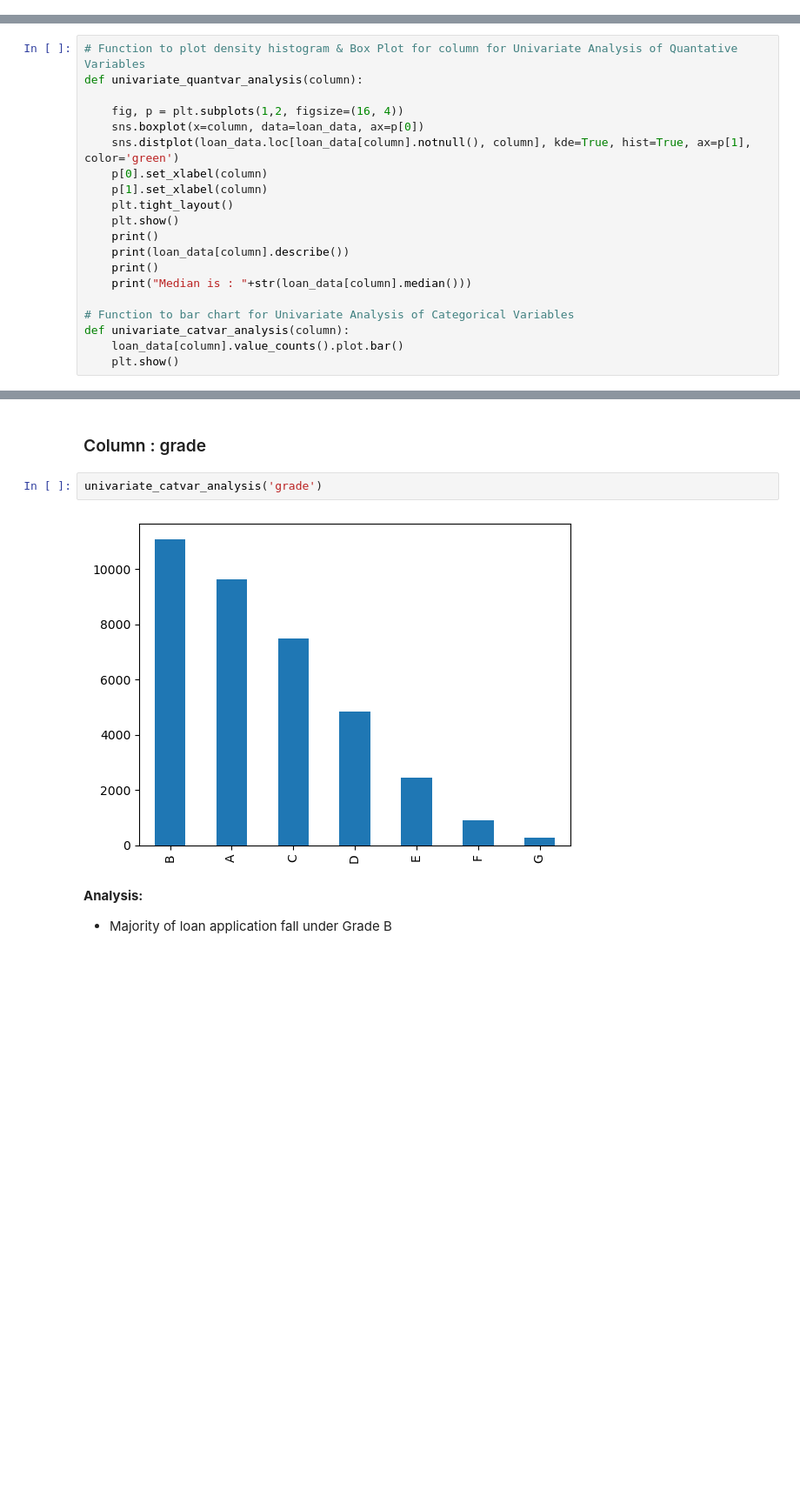
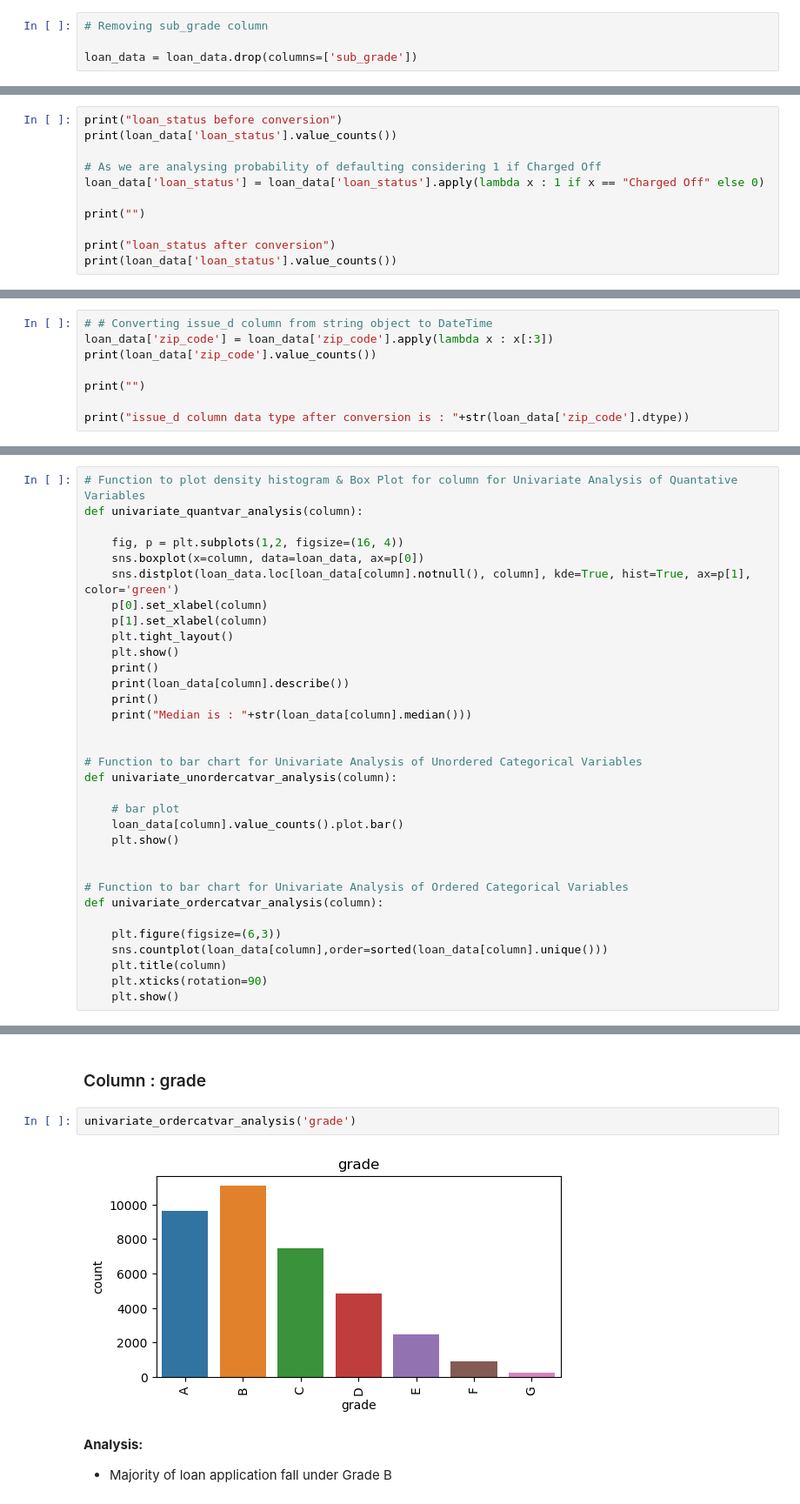
Before and after one commit to vikrampawar88/LendingClub-Case-Study, a Jupyter notebook: Vikram_Pawar.ipynb, the cells around one changed output, grey strips where cells are left out. Shown at 87% size. Cells and saved outputs as stored; diff of their text form; blank space fills up the shorter version.

Commit message:
Completed Univariate Analysis and coded few variables BiVariate analysis

```diff
--- a/Vikram_Pawar.ipynb
+++ b/Vikram_Pawar.ipynb
@@ -473,0 +479,4 @@ print(loan_data.columns.tolist())
+# %%
+# Removing sub_grade column
+
+loan_data = loan_data.drop(columns=['sub_grade'])
@@ -504,0 +547,11 @@ loan_data_backup = loan_data.copy()
+# %%
+print("loan_status before conversion")
+print(loan_data['loan_status'].value_counts())
+
+# As we are analysing probability of defaulting considering 1 if Charged Off
+loan_data['loan_status'] = loan_data['loan_status'].apply(lambda x : 1 if x == "Charged Off" else 0)
+
+print("")
+
+print("loan_status after conversion")
+print(loan_data['loan_status'].value_counts())
@@ -504,0 +738,8 @@ loan_data_backup = loan_data.copy()
+# %%
+# # Converting issue_d column from string object to DateTime
+loan_data['zip_code'] = loan_data['zip_code'].apply(lambda x : x[:3])
+print(loan_data['zip_code'].value_counts())
+
+print("")
+
+print("issue_d column data type after conversion is : "+str(loan_data['zip_code'].dtype))
@@ -1019,7 +1097,20 @@ def univariate_quantvar_analysis(column):
     print()
     print("Median is : "+str(loan_data[column].median()))
 
-# Function to bar chart for Univariate Analysis of Categorical Variables
-def univariate_catvar_analysis(column):
+
+# Function to bar chart for Univariate Analysis of Unordered Categorical Variables
+def univariate_unordercatvar_analysis(column):
+
+    # bar plot
     loan_data[column].value_counts().plot.bar()
     plt.show()
+
+
+# Function to bar chart for Univariate Analysis of Ordered Categorical Variables
+def univariate_ordercatvar_analysis(column):
+
+    plt.figure(figsize=(6,3))
+    sns.countplot(loan_data[column],order=sorted(loan_data[column].unique()))
+    plt.title(column)
+    plt.xticks(rotation=90)
+    plt.show()
@@ -1179,9 +1299,9 @@ __Analysis:__
 # %% [markdown]
 ### Column : grade
 # %%
-univariate_catvar_analysis('grade')
+univariate_ordercatvar_analysis('grade')
 # %% [output]
-[figure, old version]
+[figure, new version]
 # %% [markdown]
 __Analysis:__
 <br>
```
Also changed, not shown: parts of 223 cells of this notebook.
